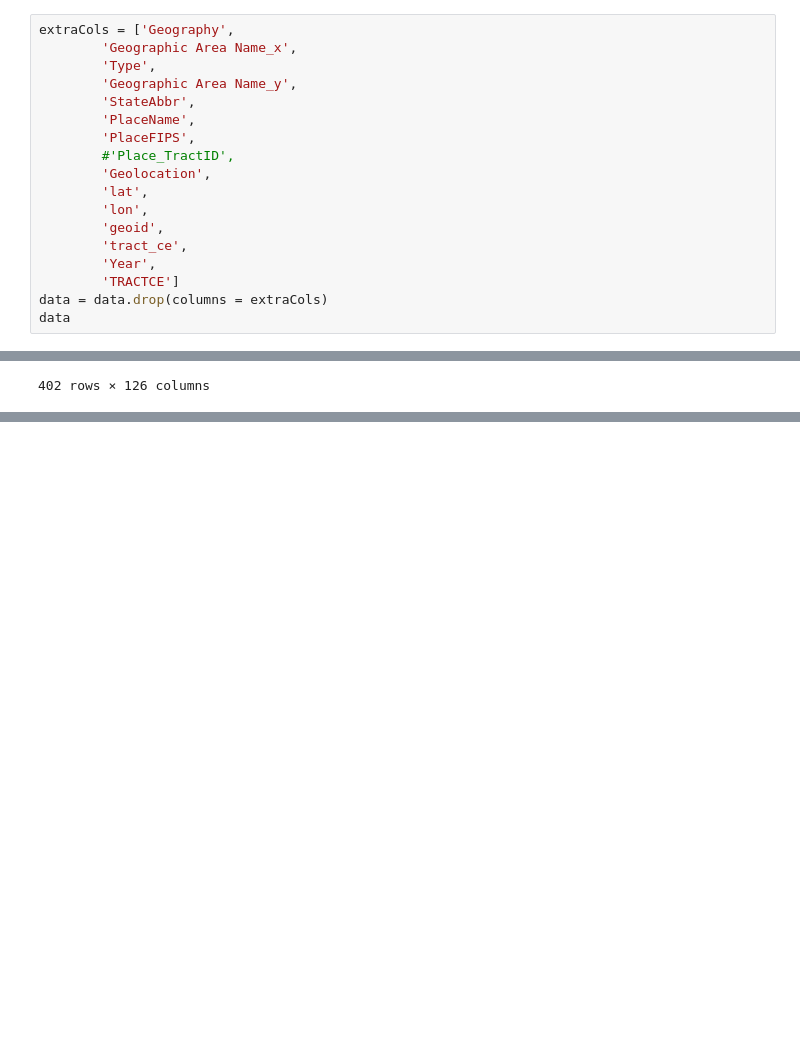
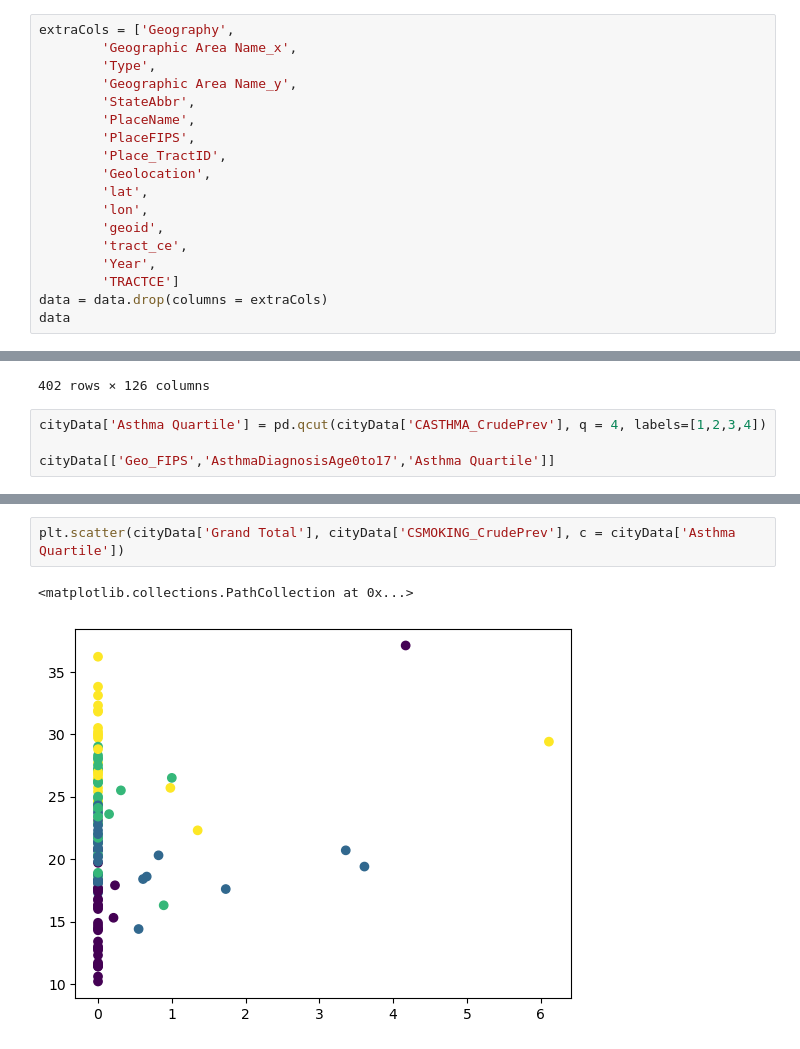
Before and after one commit to mbatheja/Allegheny_County_Asthma_ML, a Jupyter notebook: Asthma.ipynb, the cells around one changed output, grey strips where cells are left out. Drawn from its saved outputs; the diff is of its cells as text; blank space fills up the shorter version.

Commit message:
Initial Feature Generation and Weighted Emissions Data

```diff
--- a/Asthma.ipynb
+++ b/Asthma.ipynb
@@ -459,7 +459,7 @@ extraCols = ['Geography',
         'StateAbbr',
         'PlaceName',
         'PlaceFIPS',
-        #'Place_TractID',
+        'Place_TractID',
         'Geolocation',
         'lat',
         'lon',
@@ -576,3 +556,7 @@ data
 | 400 | 42003981800 | 207.0 | 47.0 | 12.0 | 7.0 | ... |
 | 401 | 42003982200 | 4618.0 | 80.0 | 16.0 | 13.0 | ... |
 402 rows × 126 columns
+# %%
+cityData['Asthma Quartile'] = pd.qcut(cityData['CASTHMA_CrudePrev'], q = 4, labels=[1,2,3,4])
+
+cityData[['Geo_FIPS','AsthmaDiagnosisAge0to17','Asthma Quartile']]
@@ -578,0 +594,5 @@ data
+# %%
+plt.scatter(cityData['Grand Total'], cityData['CSMOKING_CrudePrev'], c = cityData['Asthma Quartile'])
+# %% [output]
+<matplotlib.collections.PathCollection at 0x...>
+[figure, added]
```
Also changed, not shown: parts of 16 cells of this notebook, 2 other files.
